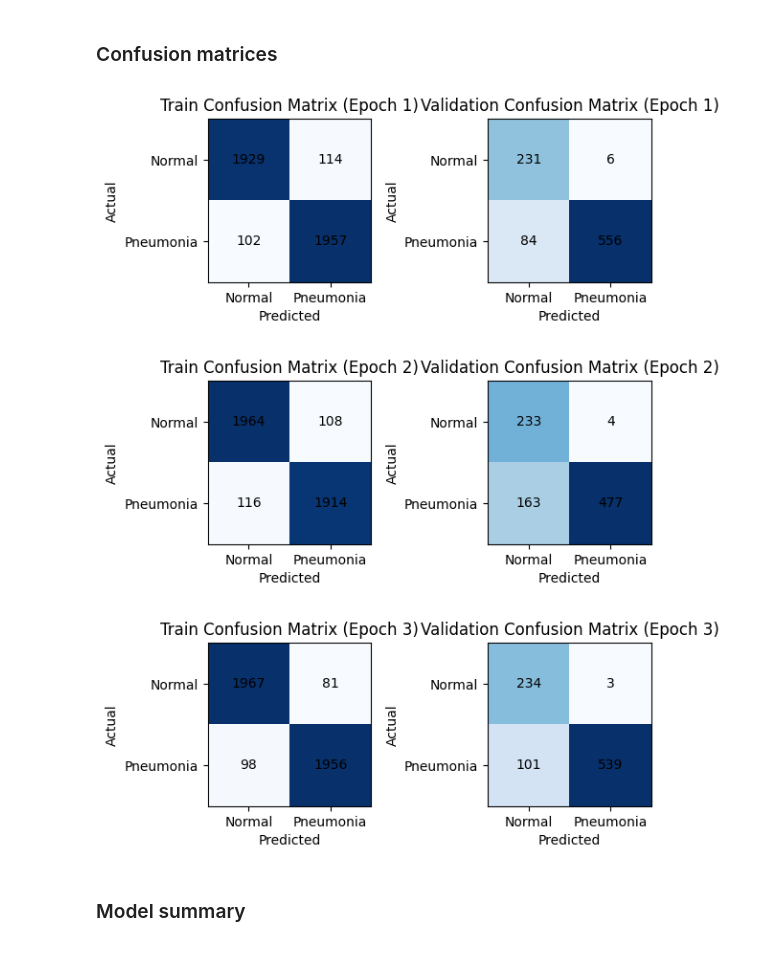
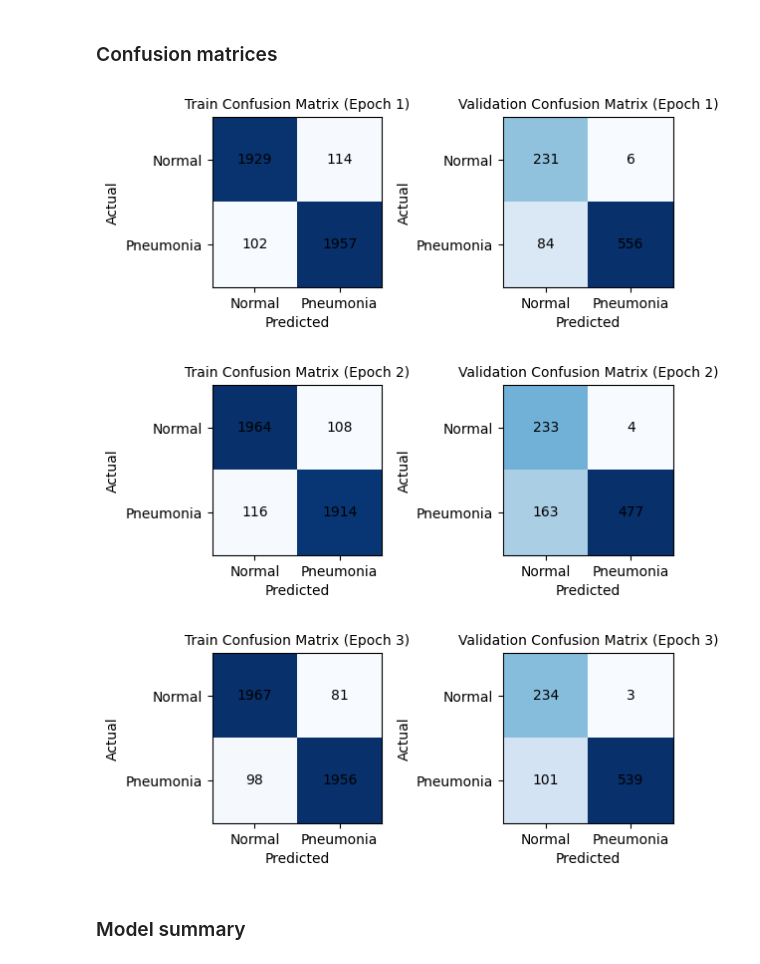
Before and after one commit to DeerBay/PneumoScope, a Jupyter notebook: notebooks/model_training.ipynb, the cells around one changed output. Cells and saved outputs as stored; diff of their text form; code cells hidden in the pictures.

```diff
--- a/notebooks/model_training.ipynb
+++ b/notebooks/model_training.ipynb
@@ -91,44 +91,44 @@ def plot_confusion_matrices(train_cm, val_cm, epoch):
 
     # Plot Train Confusion Matrix
     axes[0].imshow(train_cm, cmap='Blues')
-    axes[0].set_title(f'Train Confusion Matrix (Epoch {epoch})')
+    axes[0].set_title(f'Train Confusion Matrix (Epoch {epoch})', fontsize=10)
     axes[0].set_xlabel('Predicted')
     axes[0].set_ylabel('Actual')
     axes[0].set_xticks([0, 1])
     axes[0].set_xticklabels(class_names)
     axes[0].set_yticks([0, 1])
     axes[0].set_yticklabels(class_names)
 
     # Annotate Train Confusion Matrix
     for (i, j), val in np.ndenumerate(train_cm):
         axes[0].text(j, i, f'{val}', ha='center', va='center')
 
     # Plot Validation Confusion Matrix
     axes[1].imshow(val_cm, cmap='Blues')
-    axes[1].set_title(f'Validation Confusion Matrix (Epoch {epoch})')
+    axes[1].set_title(f'Validation Confusion Matrix (Epoch {epoch})', fontsize=10)
     axes[1].set_xlabel('Predicted')
     axes[1].set_ylabel('Actual')
     axes[1].set_xticks([0, 1])
     axes[1].set_xticklabels(class_names)
     axes[1].set_yticks([0, 1])
     axes[1].set_yticklabels(class_names)
 
     # Annotate Validation Confusion Matrix
     for (i, j), val in np.ndenumerate(val_cm):
         axes[1].text(j, i, f'{val}', ha='center', va='center')
 
     plt.tight_layout()
     plt.show()
 
 # Plot train and validation confusion matrices side by side for each epoch
 for i, (train_cm, val_cm) in enumerate(zip(train_conf_matrices, val_conf_matrices), 1):
     train_cm = np.array(train_cm)
     val_cm = np.array(val_cm)
     plot_confusion_matrices(train_cm, val_cm, epoch=i)
 # %% [output]
-[figure, old version]
+[figure, new version]
-[figure, old version]
+[figure, new version]
-[figure, old version]
+[figure, new version]
 # %% [markdown]
 ### Model summary
 # %%
```
Also changed, not shown: parts of 1 cell of this notebook.
